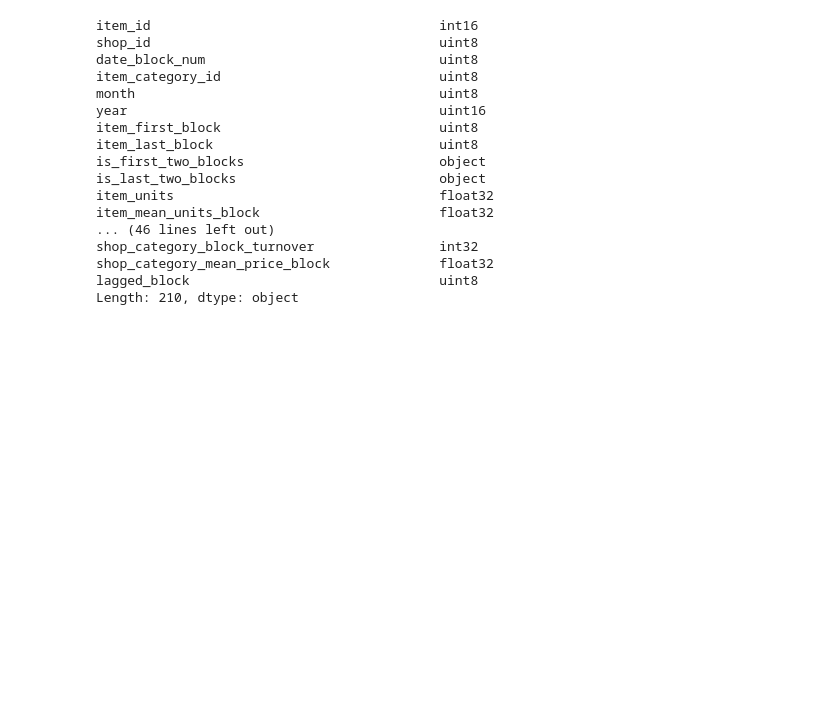
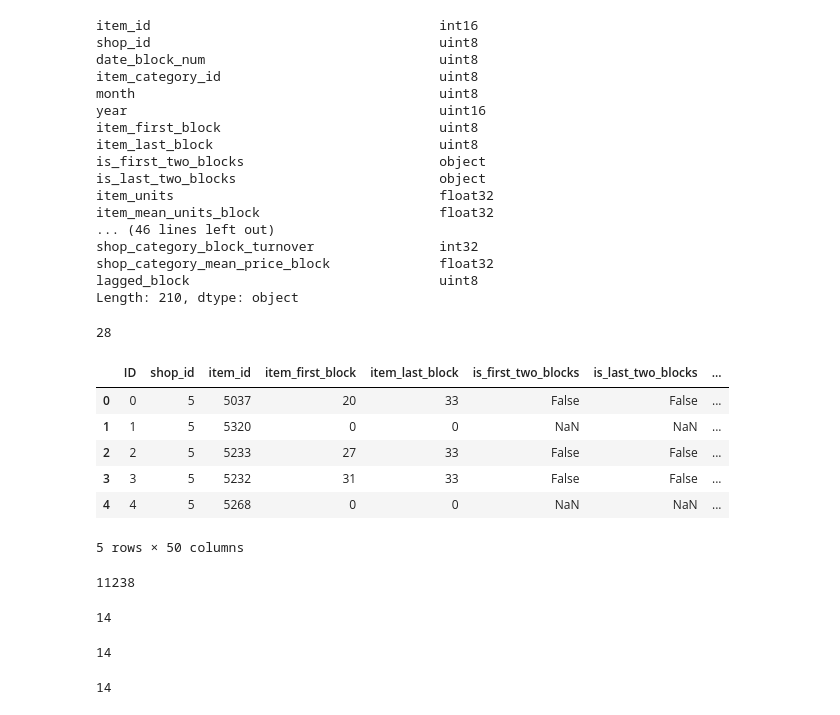
Before and after one commit to stehem/kaggle, a Jupyter notebook: coursera_aml_cds/goddamit.ipynb, the cells around one changed output. Drawn from its saved outputs; the diff is of its cells as text; code cells hidden in the pictures; blank space fills up the shorter version.

```diff
--- a/coursera_aml_cds/goddamit.ipynb
+++ b/coursera_aml_cds/goddamit.ipynb
@@ -2241,0 +2088,73 @@ tes
+# %%
+test = test.set_index('item_id').join(items.set_index('item_id'))
+test['date_block_num'] = 34
+# %%
+transactions_items = pd.read_pickle("pickled/transactions_items")
+transactions_items_dtypes = transactions_items.dtypes
+test = pd.merge(test, transactions_items[transactions_items_columns].drop_duplicates('item_id'), on=['item_id'], how='left', copy=False)
+
+del transactions_items
+fillnas(test, transactions_items_columns, transactions_items_dtypes)
+downcast(test, transactions_items_columns, transactions_items_dtypes)
+gc.collect()
+# %% [output]
+28
+# %%
+test.head()
+# %% [output]
+|  | ID | shop_id | item_id | item_first_block | item_last_block | is_first_two_blocks | is_last_two_blocks | ... |
+| 0 | 0 | 5 | 5037 | 20 | 33 | False | False | ... |
+| 1 | 1 | 5 | 5320 | 0 | 0 | NaN | NaN | ... |
+| 2 | 2 | 5 | 5233 | 27 | 33 | False | False | ... |
+| 3 | 3 | 5 | 5232 | 31 | 33 | False | False | ... |
+| 4 | 4 | 5 | 5268 | 0 | 0 | NaN | NaN | ... |
+5 rows × 50 columns
+# %%
+transactions_items_blocks = pd.read_pickle("pickled/transactions_items_blocks")
+transactions_items_blocks_dtypes = transactions_items_blocks.dtypes
+
+test = pd.merge(test, transactions_items_blocks[transactions_items_blocks_columns]\
+                    .drop_duplicates(['item_id', 'date_block_num']), on=['item_id','date_block_num'], how='left', copy=False)
+
+del transactions_items_blocks
+test.fillna(0, inplace=True)
+downcast(test, transactions_items_blocks_columns, transactions_items_blocks_dtypes)
+gc.collect()
+# %% [output]
+11238
+# %%
+transactions_categories = pd.read_pickle("pickled/transactions_categories")
+transactions_categories_dtypes = transactions_categories.dtypes
+test = pd.merge(test, transactions_categories[transactions_categories_columns]\
+                    .drop_duplicates('item_category_id'), on=['item_category_id'], how='left', copy=False)
+
+del transactions_categories
+fillnas(test, transactions_categories_columns, transactions_categories_dtypes)
+downcast(test, transactions_categories_columns, transactions_categories_dtypes)
+gc.collect()
+# %% [output]
+14
+# %%
+transactions_categories_blocks = pd.read_pickle("pickled/transactions_categories_blocks")
+transactions_categories_blocks_dtypes = transactions_categories_blocks.dtypes
+test = pd.merge(test, transactions_categories_blocks[transactions_categories_blocks_columns]\
+                    .drop_duplicates(['item_category_id', 'date_block_num']), on=['item_category_id', 'date_block_num'], how='left', copy=False)
+
+del transactions_categories_blocks
+fillnas(test, transactions_categories_blocks_columns, transactions_categories_blocks_dtypes)
+downcast(test, transactions_categories_blocks_columns, transactions_categories_blocks_dtypes)
+gc.collect()
+# %% [output]
+14
+# %%
+transactions_shops = pd.read_pickle("pickled/transactions_shops")
+transactions_shops_dtypes = transactions_shops.dtypes
+test = pd.merge(test, transactions_shops[transactions_shops_columns]\
+                    .drop_duplicates('shop_id'), on=['shop_id'], how='left', copy=False)
+
+del transactions_shops
+fillnas(test, transactions_shops_columns, transactions_shops_dtypes)
+downcast(test, transactions_shops_columns, transactions_shops_dtypes)
+gc.collect()
+# %% [output]
+14
```
Also changed, not shown: parts of 40 cells of this notebook, 7 other files.
